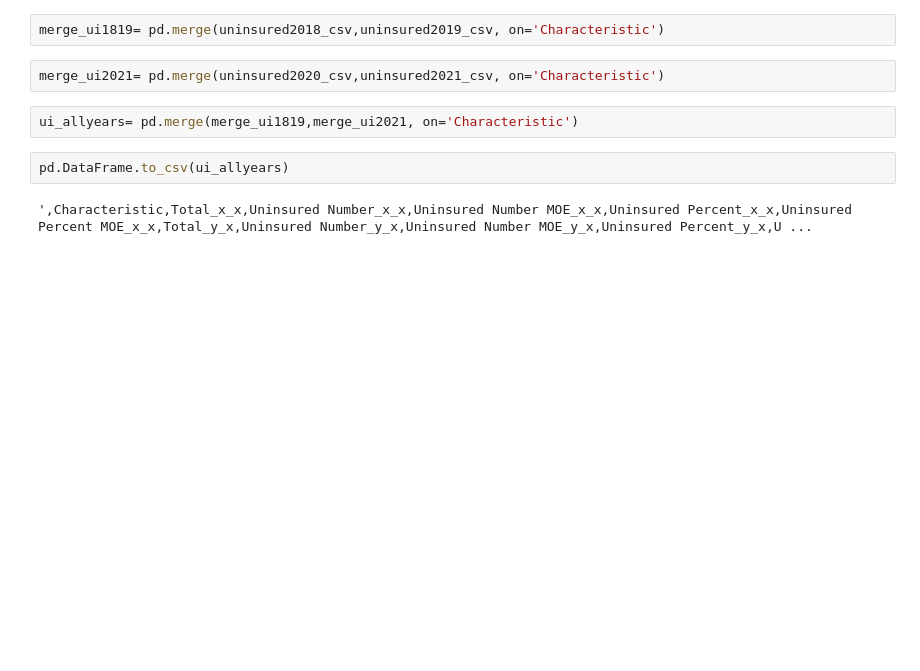
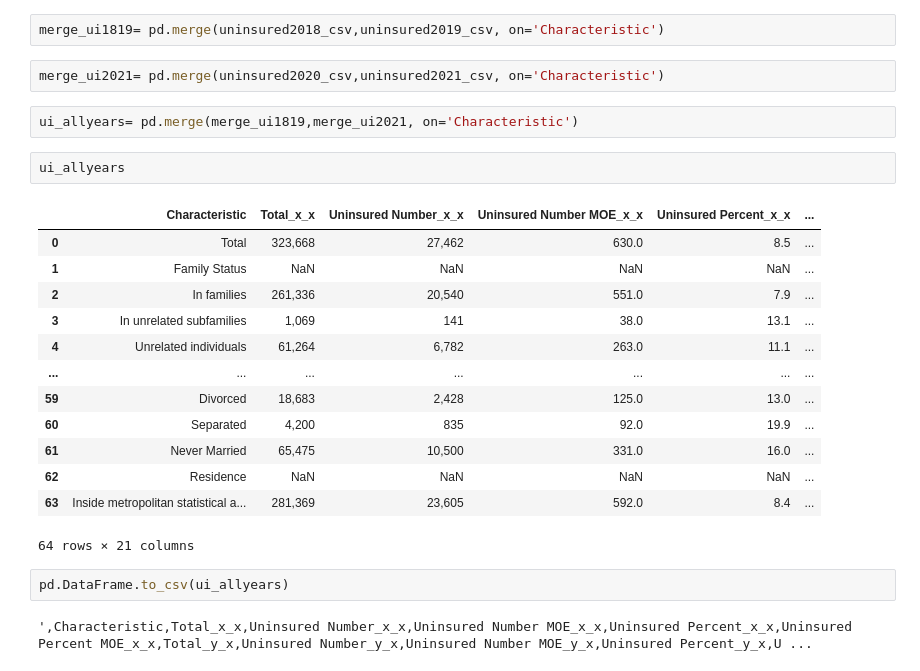
Before and after one commit to mike2463/Group-Project, a Jupyter notebook: Cleaned_Data/Code_Files/Uninsured Data.ipynb, the cells around one changed output. Saved outputs shown, nothing was run; the diff lists cells and outputs as text; blank space fills up the shorter version.

```diff
--- a/Cleaned_Data/Code_Files/Uninsured Data.ipynb
+++ b/Cleaned_Data/Code_Files/Uninsured Data.ipynb
@@ -131,6 +72,22 @@ merge_ui1819= pd.merge(uninsured2018_csv,uninsured2019_csv, on='Characteristic')
 merge_ui2021= pd.merge(uninsured2020_csv,uninsured2021_csv, on='Characteristic')
 # %%
 ui_allyears= pd.merge(merge_ui1819,merge_ui2021, on='Characteristic')
+# %%
+ui_allyears
+# %% [output]
+|  | Characteristic | Total_x_x | Uninsured Number_x_x | Uninsured Number MOE_x_x | Uninsured Percent_x_x | ... |
+| 0 | Total | 323,668 | 27,462 | 630.0 | 8.5 | ... |
+| 1 | Family Status | NaN | NaN | NaN | NaN | ... |
+| 2 | In families | 261,336 | 20,540 | 551.0 | 7.9 | ... |
+| 3 | In unrelated subfamilies | 1,069 | 141 | 38.0 | 13.1 | ... |
+| 4 | Unrelated individuals | 61,264 | 6,782 | 263.0 | 11.1 | ... |
+| ... | ... | ... | ... | ... | ... | ... |
+| 59 | Divorced | 18,683 | 2,428 | 125.0 | 13.0 | ... |
+| 60 | Separated | 4,200 | 835 | 92.0 | 19.9 | ... |
+| 61 | Never Married | 65,475 | 10,500 | 331.0 | 16.0 | ... |
+| 62 | Residence | NaN | NaN | NaN | NaN | ... |
+| 63 | Inside metropolitan statistical a... | 281,369 | 23,605 | 592.0 | 8.4 | ... |
+64 rows × 21 columns
 # %%
 pd.DataFrame.to_csv(ui_allyears)
 # %% [output]
```
Also changed, not shown: parts of 7 cells of this notebook, 7 other files.
